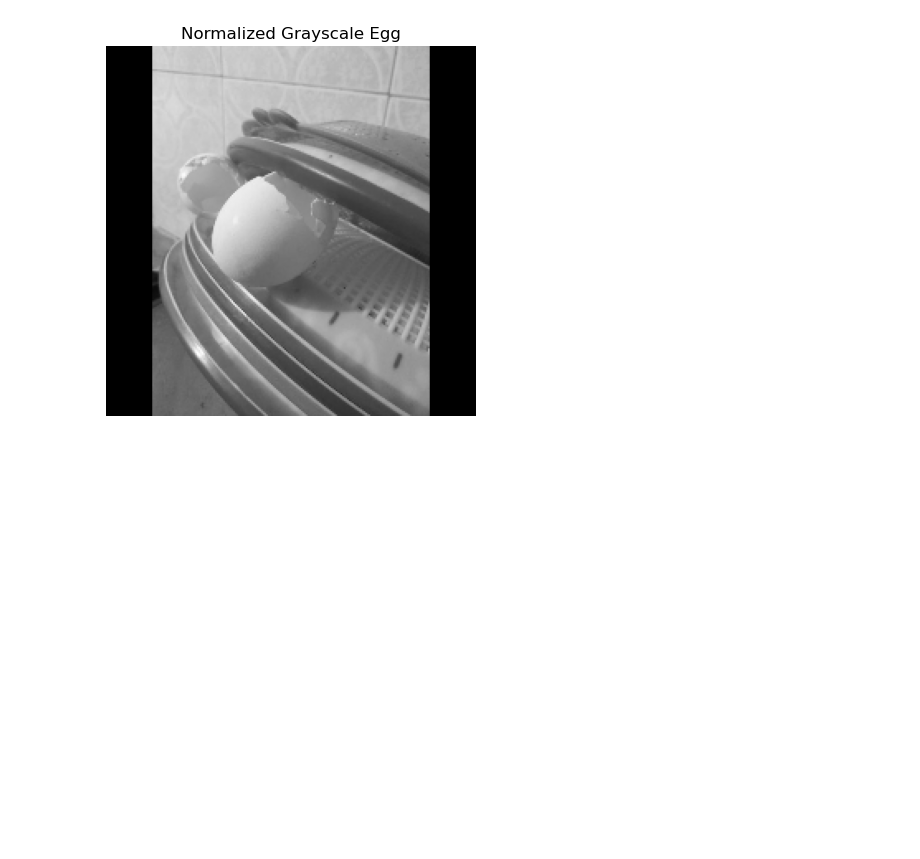
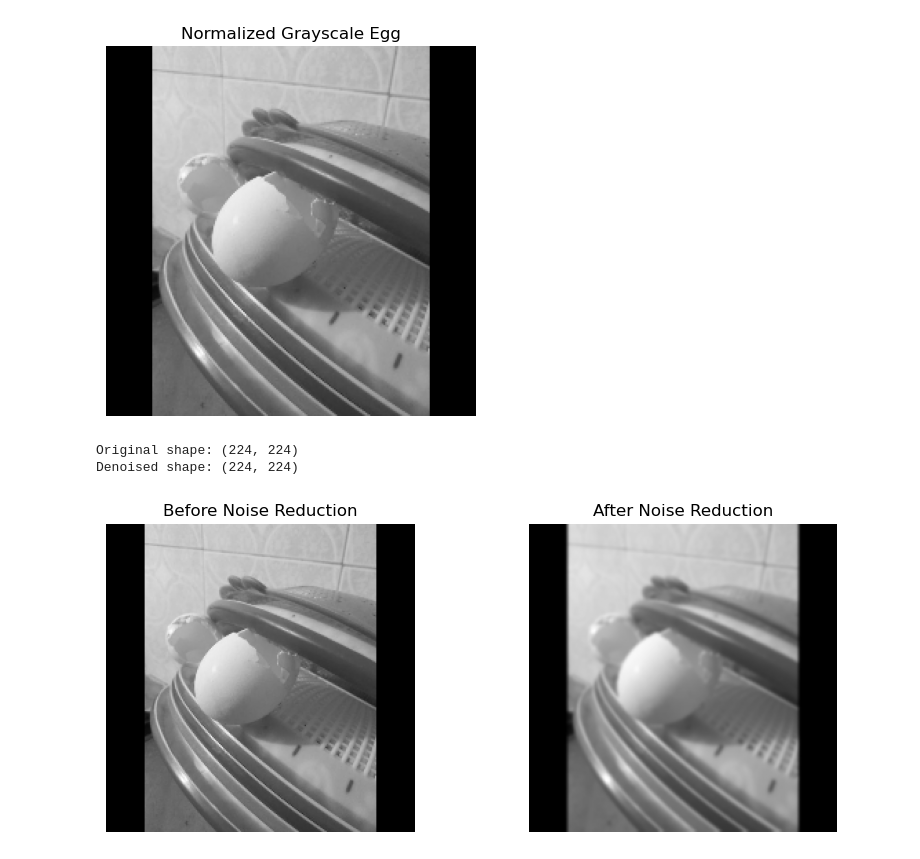
Before and after one commit to dakshkathuria346-gif/Egg-Defect-Detection, a Jupyter notebook: Experiment-4.ipynb, the cells around one changed output. Drawn from its saved outputs; the diff is of its cells as text; code cells hidden in the pictures; blank space fills up the shorter version.

Commit message:
Noise Reduction

```diff
--- a/Experiment-4.ipynb
+++ b/Experiment-4.ipynb
@@ -169,3 +169,29 @@ plt.axis("off")
 plt.show()
 # %% [output]
 [figure]
+# %%
+# STEP 9 — Noise reduction
+
+denoised_image = cv2.GaussianBlur(normalized_image, (5, 5), 0)
+
+print("Original shape:", normalized_image.shape)
+print("Denoised shape:", denoised_image.shape)
+# %% [output]
+Original shape: (224, 224)
+Denoised shape: (224, 224)
+# %%
+plt.figure(figsize=(10, 4))
+
+plt.subplot(1, 2, 1)
+plt.imshow(normalized_image, cmap="gray")
+plt.title("Before Noise Reduction")
+plt.axis("off")
+
+plt.subplot(1, 2, 2)
+plt.imshow(denoised_image, cmap="gray")
+plt.title("After Noise Reduction")
+plt.axis("off")
+
+plt.show()
+# %% [output]
+[figure, added]
```
